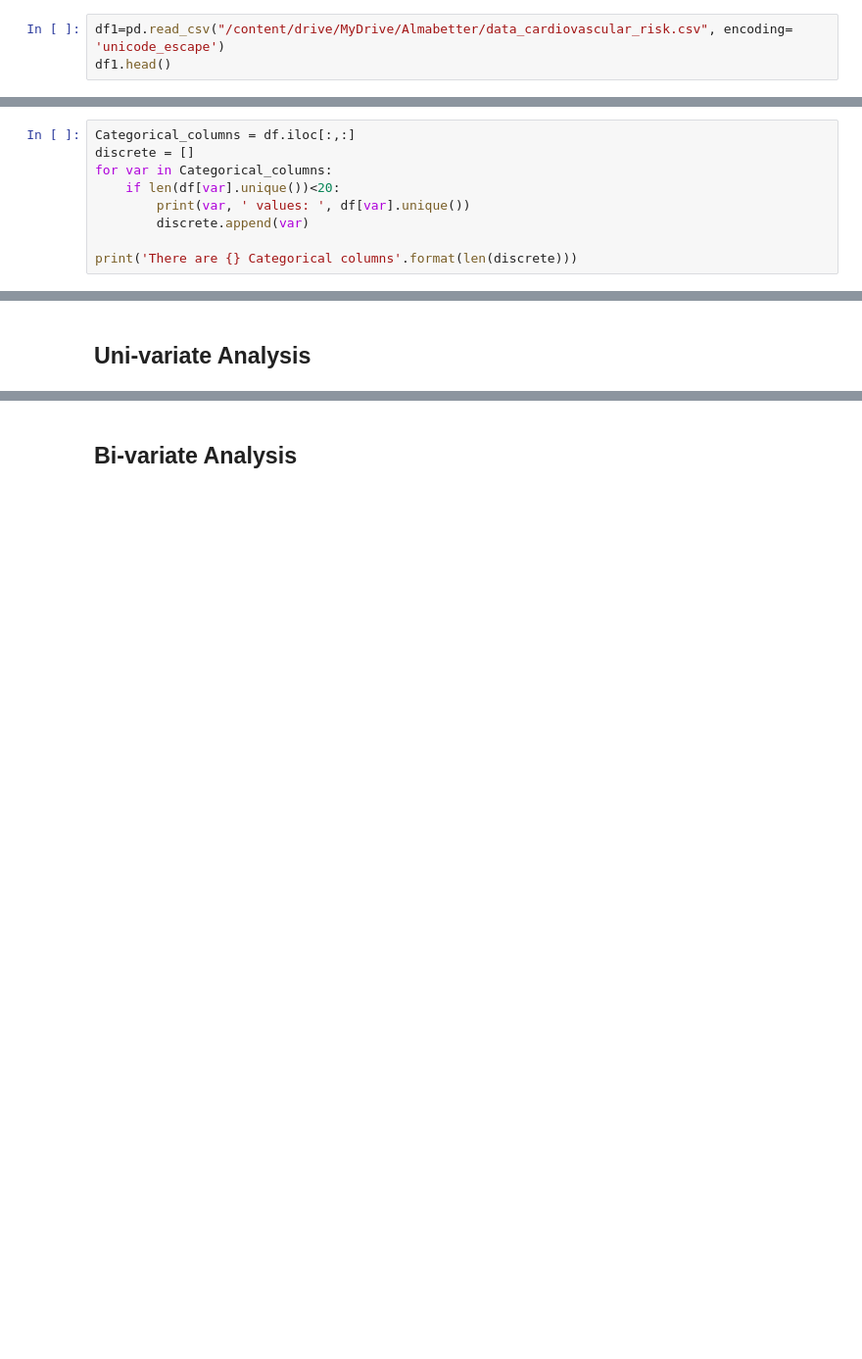
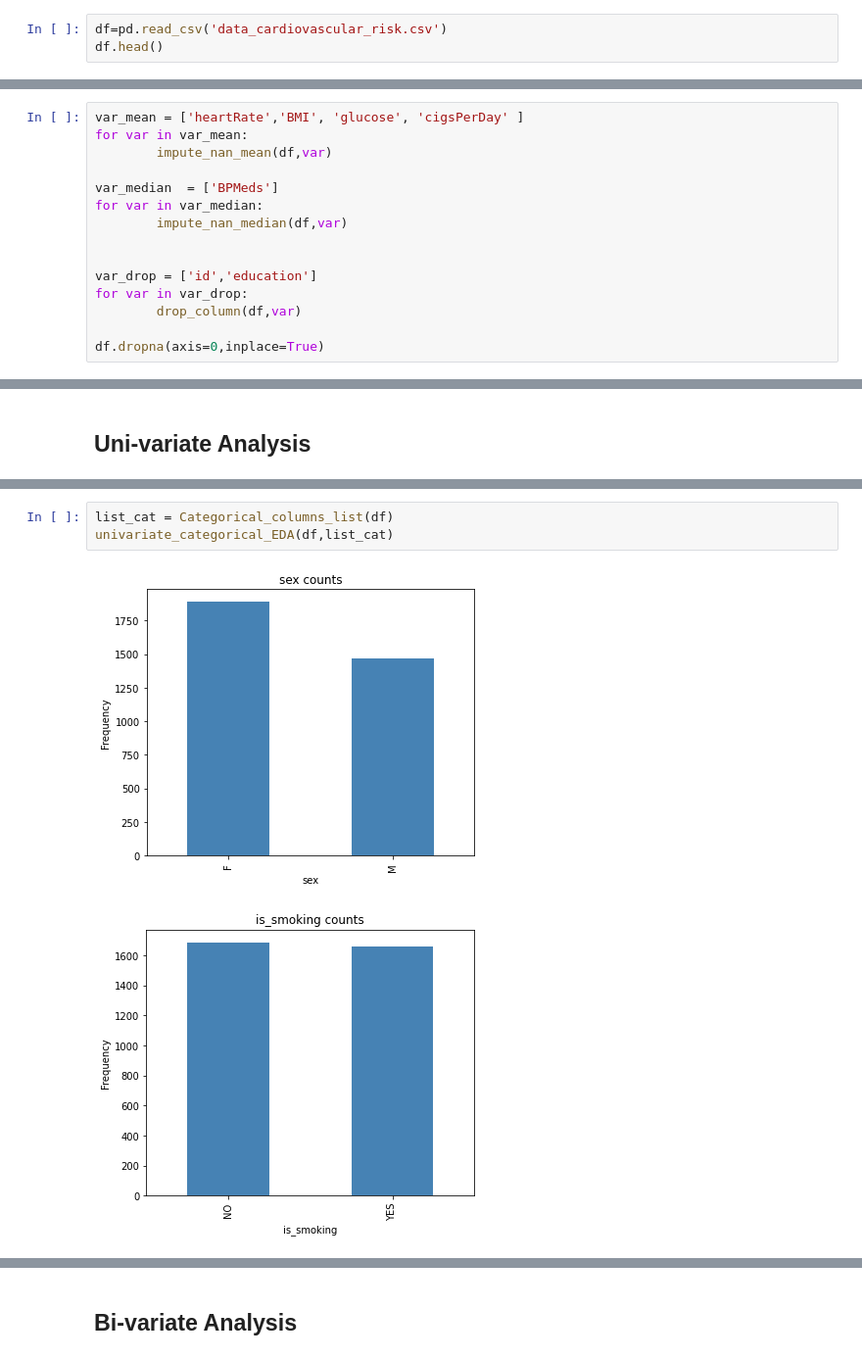
Before and after one commit to vkvinay0627/Cardiovascular-Risk-Prediction, a Jupyter notebook: Cardiovascular_Risk_Prediction.ipynb, the cells around one changed output, grey strips where cells are left out. Shown: that part at 98% size. Saved outputs shown, nothing was run; the diff lists cells and outputs as text; blank space fills up the shorter version.

```diff
--- a/Cardiovascular_Risk_Prediction.ipynb
+++ b/Cardiovascular_Risk_Prediction.ipynb
@@ -69,6 +70,6 @@ import matplotlib.pyplot as plt
 # %%
-df1=pd.read_csv("/content/drive/MyDrive/Almabetter/data_cardiovascular_risk.csv", encoding= 'unicode_escape')
-df1.head()
+df=pd.read_csv('data_cardiovascular_risk.csv')
+df.head()
 # %% [output]
 |  | id | age | education | sex | is_smoking | cigsPerDay | BPMeds | prevalentStroke | prevalentHyp | ... |
 | 0 | 0 | 64 | 2.0 | F | YES | 3.0 | 0.0 | 0 | 0 | ... |
@@ -173 +175,16 @@ memory usage: 419.0+ KB
+# %%
+var_mean = ['heartRate','BMI', 'glucose', 'cigsPerDay' ]
+for var in var_mean:
+        impute_nan_mean(df,var)
+
+var_median  = ['BPMeds']
+for var in var_median:
+        impute_nan_median(df,var)
+
+
+var_drop = ['id','education']
+for var in var_drop:
+        drop_column(df,var)
+
+df.dropna(axis=0,inplace=True)
 # %%
@@ -194,9 +208,0 @@ df = df1.copy()
-# %%
-Categorical_columns = df.iloc[:,:]
-discrete = []
-for var in Categorical_columns:
-    if len(df[var].unique())<20:
-        print(var, ' values: ', df[var].unique())
-        discrete.append(var)
-
-print('There are {} Categorical columns'.format(len(discrete)))
@@ -307,0 +283,6 @@ for var in numerical_features:
+# %%
+list_cat = Categorical_columns_list(df)
+univariate_categorical_EDA(df,list_cat)
+# %% [output]
+[figure, added]
+[figure, added]
```
Also changed, not shown: parts of 96 cells of this notebook.
